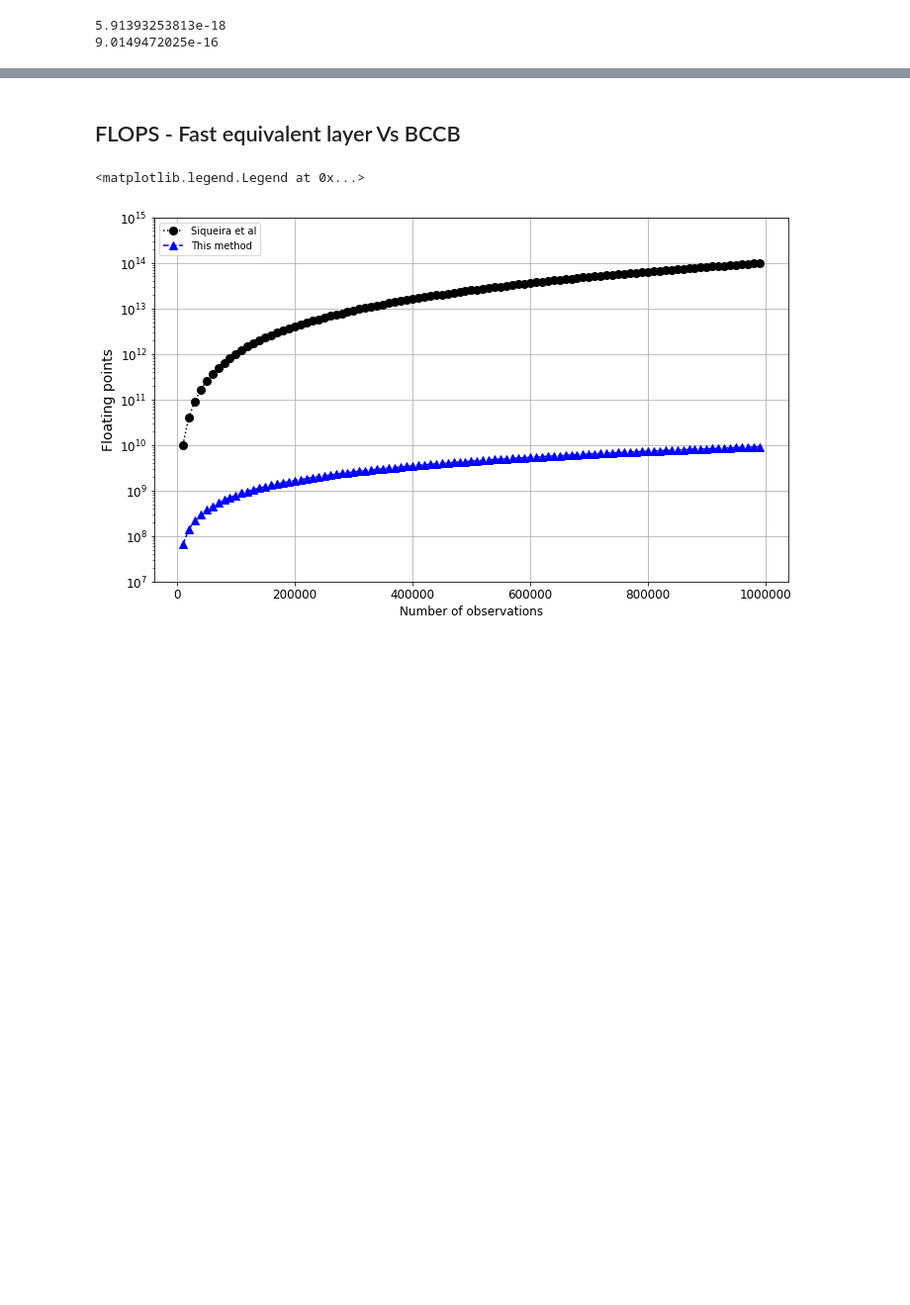
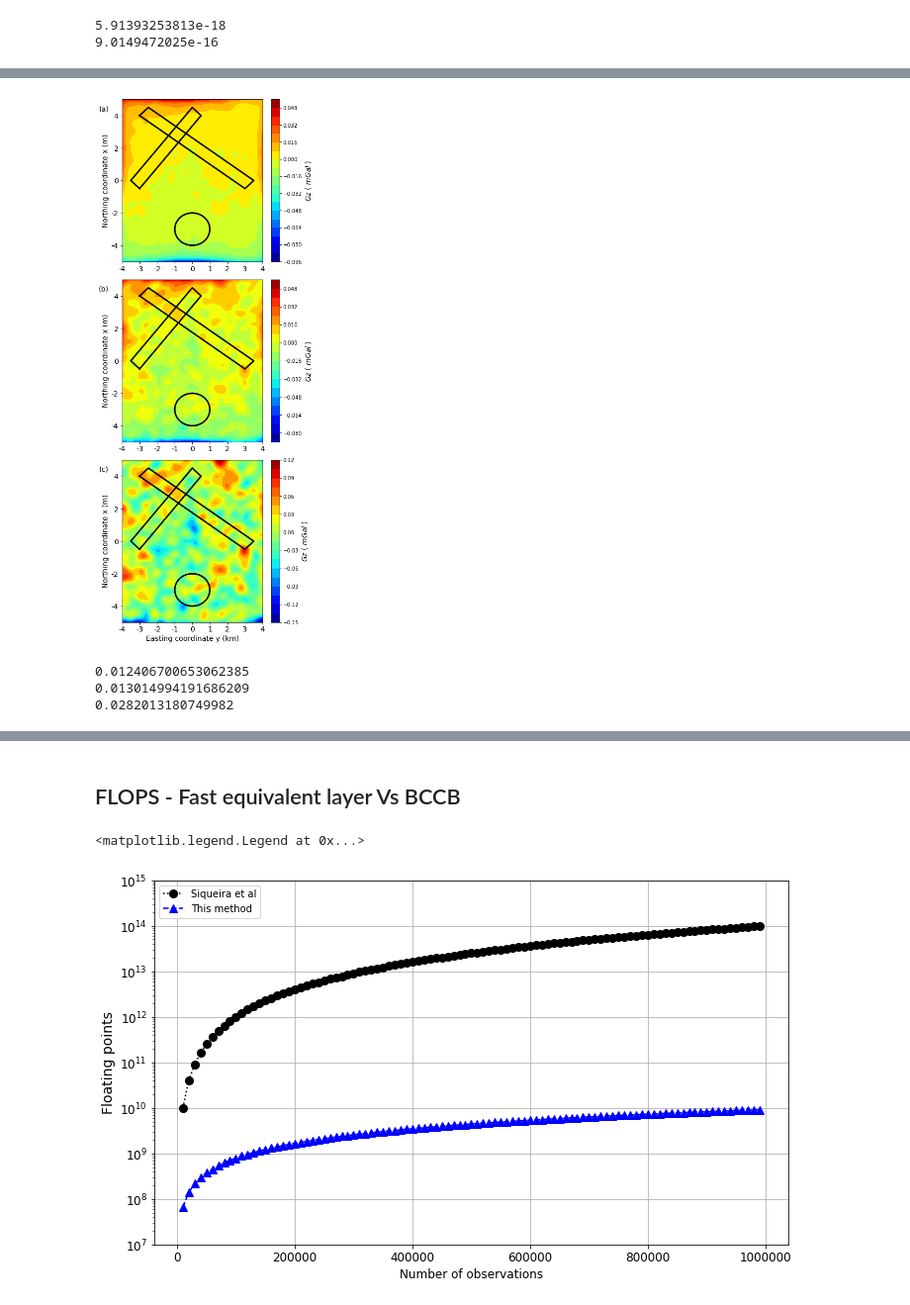
Before and after one commit to pinga-lab/Eq_Layer-Toeplitz, a Jupyter notebook: code/Fast equivalent_BCCB_comparison.ipynb, the cells around one changed output, grey strips where cells are left out. Shown at 99% size. Drawn from its saved outputs; the diff is of its cells as text; code cells hidden in the pictures; blank space fills up the shorter version.

```diff
--- a/code/Fast equivalent_BCCB_comparison.ipynb
+++ b/code/Fast equivalent_BCCB_comparison.ipynb
@@ -663,0 +851,80 @@ print std
+# %%
+rho_low, gzp_bccb = fc.fast_eq_bccb(xi,yi,zi,zj,shape,dobs_low,itmax)
+rho_med, gzp_bccb = fc.fast_eq_bccb(xi,yi,zi,zj,shape,dobs_med,itmax)
+rho_high, gzp_bccb = fc.fast_eq_bccb(xi,yi,zi,zj,shape,dobs_high,itmax)
+
+#Up BCCB
+BTTB_up = fc.bttb(xi,yi,zi_up,zj)
+cev_up = fc.bccb(shape,N,BTTB_up)
+gzp_bccb_up_low = fc.fast_forward_bccb(shape,N,rho_low,cev_up)
+gzp_bccb_up_med = fc.fast_forward_bccb(shape,N,rho_med,cev_up)
+gzp_bccb_up_high = fc.fast_forward_bccb(shape,N,rho_high,cev_up)
+# %%
+# plot of the vertical component of the gravitational atraction at z=0
+plt.figure(figsize=(6.0,15))
+
+up_low2 = dobs_up-gzp_bccb_up_low
+plt.subplot(311)
+plt.title('(a)', y=0.91, x=-0.13, fontsize=14)
+plt.tricontourf(yi,xi,up_low2,22,cmap='jet')
+plt.plot(x_p,y_p,color="k", linewidth=3)
+plt.plot(x_p2,y_p2,color="k", linewidth=3)
+plt.plot(y, x, color="k", linewidth=3)
+cb = plt.colorbar(shrink=1)
+#plt.axis('scaled')
+cb.set_label('$Gz$ ( $mGal$ )', rotation=90, fontsize=14)
+plt.xlim(np.min(yi),np.max(yi))
+plt.ylim(np.min(xi),np.max(xi))
+plt.xticks(fontsize=14)
+plt.yticks(fontsize=14)
+#plt.xlabel('Easting coordinate y (km)', fontsize=14)
+plt.ylabel('Northing coordinate x (m)', fontsize=14)
+mpl.m2km()
+
+up_med2 = dobs_up-gzp_bccb_up_med
+plt.subplot(312)
+plt.title('(b)', y=0.91, x=-0.13, fontsize=14)
+plt.tricontourf(yi,xi,up_med2,22,cmap='jet')
+plt.plot(x_p,y_p,color="k", linewidth=3)
+plt.plot(x_p2,y_p2,color="k", linewidth=3)
+plt.plot(y, x, color="k", linewidth=3)
+cb = plt.colorbar(shrink=1)
+#plt.axis('scaled')
+cb.set_label('$Gz$ ( $mGal$ )', rotation=90, fontsize=14)
+plt.xlim(np.min(yi),np.max(yi))
+plt.ylim(np.min(xi),np.max(xi))
+plt.xticks(fontsize=14)
+plt.yticks(fontsize=14)
+#plt.xlabel('Easting coordinate y (km)', fontsize=14)
+plt.ylabel('Northing coordinate x (m)', fontsize=14)
+mpl.m2km()
+
+up_high2 = dobs_up-gzp_bccb_up_high
+plt.subplot(313)
+plt.title('(c)', y=0.91, x=-0.13, fontsize=14)
+plt.tricontourf(yi,xi,up_high2,22,cmap='jet')
+plt.plot(x_p,y_p,color="k", linewidth=3)
+plt.plot(x_p2,y_p2,color="k", linewidth=3)
+plt.plot(y, x, color="k", linewidth=3)
+cb = plt.colorbar(shrink=1)
+#plt.axis('scaled')
+cb.set_label('$Gz$ ( $mGal$ )', rotation=90, fontsize=14)
+plt.xlim(np.min(yi),np.max(yi))
+plt.ylim(np.min(xi),np.max(xi))
+plt.xticks(fontsize=14)
+plt.yticks(fontsize=14)
+plt.xlabel('Easting coordinate y (km)', fontsize=14)
+plt.ylabel('Northing coordinate x (m)', fontsize=14)
+mpl.m2km()
+plt.tight_layout(True)
+plt.savefig('../manuscript/Fig/Figure17_r1.png', dpi=300)
+# %% [output]
+[figure, added]
+# %%
+print np.std(up_low2)
+print np.std(up_med2)
+print np.std(up_high2)
+# %% [output]
+0.012406700653062385
+0.013014994191686209
+0.0282013180749982
```
Also changed, not shown: parts of 29 cells of this notebook, 7 other files.
